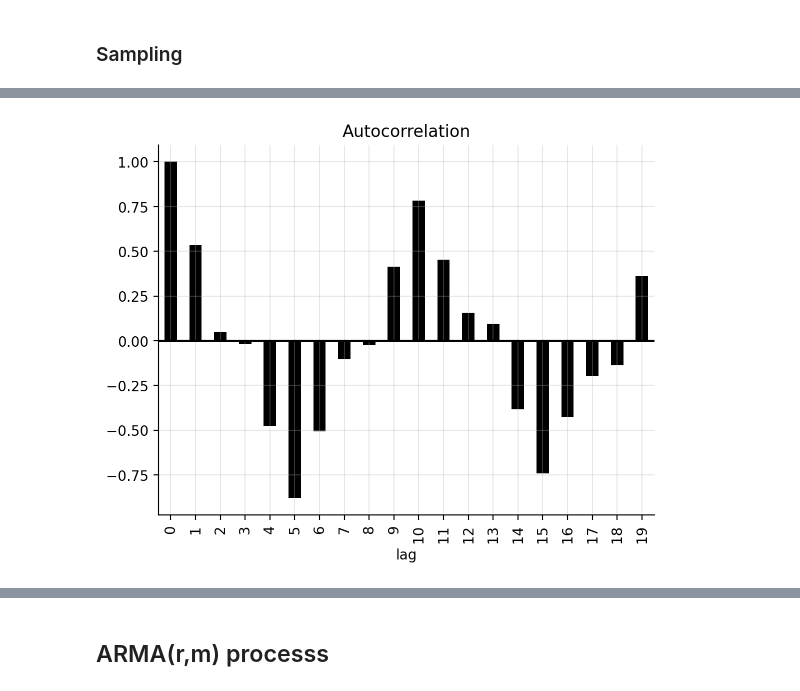
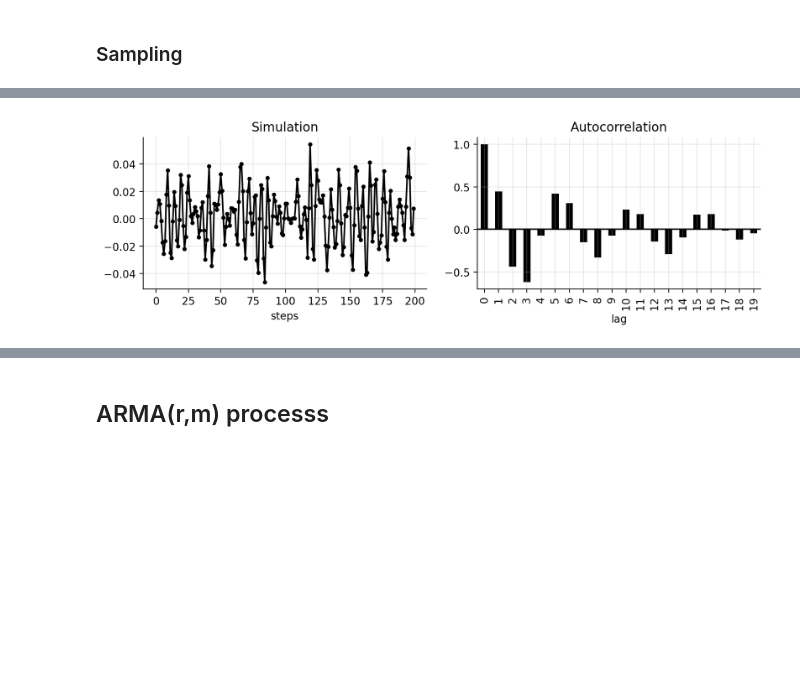
Before and after one commit to gerdm/filtering-notes, a Jupyter notebook: 02-state-space-models/arma-ssm.ipynb, the cells around one changed output, grey strips where cells are left out. Saved outputs shown, nothing was run; the diff lists cells and outputs as text; code cells hidden in the pictures; blank space fills up the shorter version.

```diff
--- a/02-state-space-models/arma-ssm.ipynb
+++ b/02-state-space-models/arma-ssm.ipynb
@@ -196,13 +188,6 @@ Array([[1.],
+# %%
+n_steps = 200
+key = jax.random.PRNGKey(3141)
+R = jnp.eye(1) * 0.1 ** 2 # measurement noise
 # %% [markdown]
 ### Sampling
-# %%
-n_steps = 100
-key = jax.random.PRNGKey(314)
-R = jnp.eye(1) * 0.1 ** 2 # measurement noise
-
-hist = run_ssm(key, F_ar, H_ar, Tr, R, n_steps)
-# %%
-colors = plt.cm.Greys(jnp.linspace(0.3, 1, r))
-for i, color in enumerate(colors):
-    plt.plot(hist["theta"][:, i], color=color)
-plt.grid(alpha=0.3)
@@ -216,11 +194,23 @@ plt.grid(alpha=0.3)
-# %%
-Y = pd.DataFrame(hist["y"])
-for i in range(1, 20):
-    Y[i] = Y[0].shift(i)
-Y.corr()[0].plot(kind="bar", color="black")
-plt.axhline(y=0, c="black")
-plt.title("Autocorrelation")
-plt.xlabel("lag")
-plt.grid(alpha=0.3)
-# %% [output]
-[figure, removed]
+# %%
+H_ar = jnp.array([1.0, -1.0, 0.3])
+F_ar, T_r = build_ar_components(H_ar)
+hist = run_ssm(key, F_ar, H_ar, T_r, R, n_steps)
+# %%
+fig, ax = plt.subplots(1, 2, figsize=(9, 3))
+
+ax[0].plot(hist["y"], c="black", marker="o", markersize=3)
+ax[0].grid(alpha=0.3)
+ax[0].set_title("Simulation")
+ax[0].set_xlabel("steps")
+
+Y = pd.DataFrame(hist["y"])
+for i in range(1, 20):
+    Y[i] = Y[0].shift(i)
+Y.corr()[0].plot(kind="bar", color="black", ax=ax[1])
+ax[1].axhline(y=0, c="black")
+ax[1].set_title("Autocorrelation")
+ax[1].set_xlabel("lag")
+ax[1].grid(alpha=0.3)
+plt.tight_layout()
+# %% [output]
+[figure, added]
```
Also changed, not shown: parts of 9 cells of this notebook.
